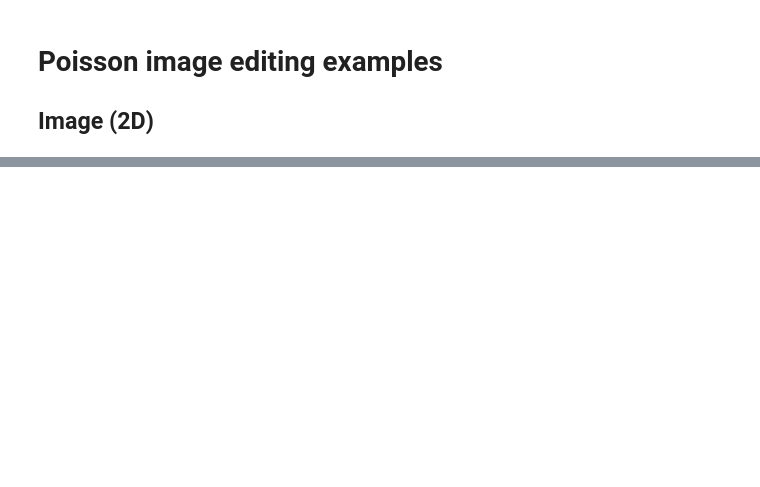
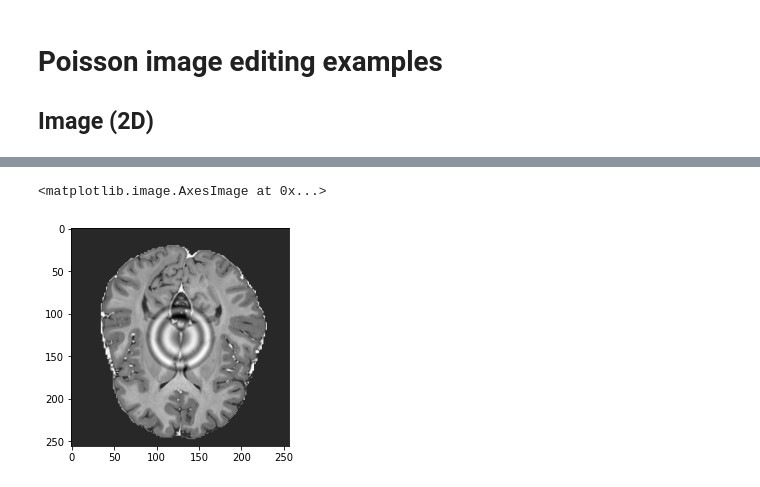
Before and after one commit to matt-baugh/pytorch-poisson-image-editing, a Jupyter notebook: examples.ipynb, the cells around one changed output, grey strips where cells are left out. Drawn from its saved outputs; the diff is of its cells as text; code cells hidden in the pictures; blank space fills up the shorter version.

```diff
--- a/examples.ipynb
+++ b/examples.ipynb
@@ -128,0 +174,7 @@ anim.save('example_images/blended.gif', fps=30)
+# %%
+res = pietorch.blend(target_3d, source_3d, mask_3d, corner_3d, True)
+# %%
+plt.imshow(res[100], cmap='gray')
+# %% [output]
+<matplotlib.image.AxesImage at 0x...>
+[figure, added]
```
Also changed, not shown: parts of 10 cells of this notebook.
